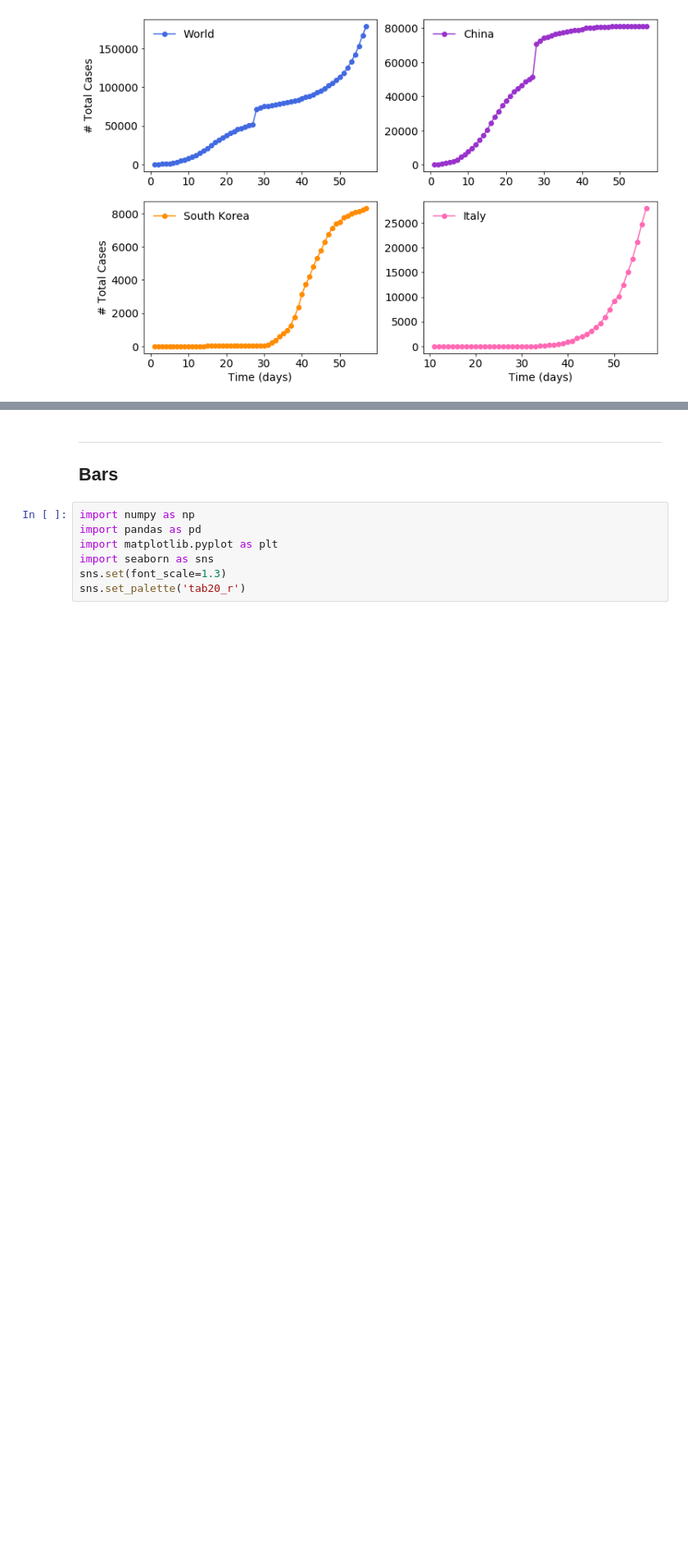
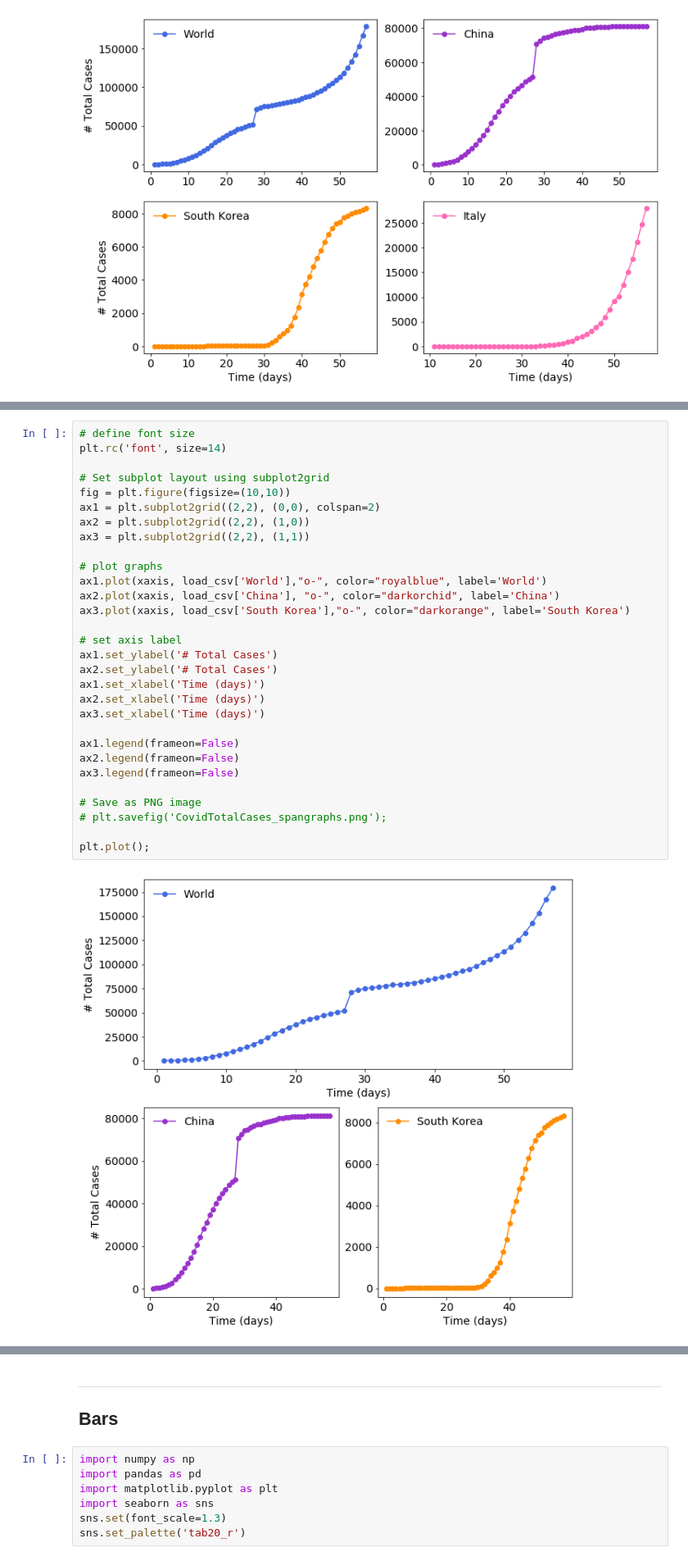
Before and after one commit to leaxsd/py4sci, a Jupyter notebook: docs/2-Plot.ipynb, the cells around one changed output, grey strips where cells are left out. Shown at 82% size. Saved outputs shown, nothing was run; the diff lists cells and outputs as text; blank space fills up the shorter version.

Commit message:
Added spanned graphs

```diff
--- a/docs/2-Plot.ipynb
+++ b/docs/2-Plot.ipynb
@@ -186,0 +195,32 @@ plt.plot();
+# %%
+# define font size
+plt.rc('font', size=14)
+
+# Set subplot layout using subplot2grid
+fig = plt.figure(figsize=(10,10))
+ax1 = plt.subplot2grid((2,2), (0,0), colspan=2)
+ax2 = plt.subplot2grid((2,2), (1,0))
+ax3 = plt.subplot2grid((2,2), (1,1))
+
+# plot graphs
+ax1.plot(xaxis, load_csv['World'],"o-", color="royalblue", label='World')
+ax2.plot(xaxis, load_csv['China'], "o-", color="darkorchid", label='China')
+ax3.plot(xaxis, load_csv['South Korea'],"o-", color="darkorange", label='South Korea')
+
+# set axis label
+ax1.set_ylabel('# Total Cases')
+ax2.set_ylabel('# Total Cases')
+ax1.set_xlabel('Time (days)')
+ax2.set_xlabel('Time (days)')
+ax3.set_xlabel('Time (days)')
+
+ax1.legend(frameon=False)
+ax2.legend(frameon=False)
+ax3.legend(frameon=False)
+
+# Save as PNG image
+# plt.savefig('CovidTotalCases_spangraphs.png');
+
+plt.plot();
+# %% [output]
+[figure, added]
```
Also changed, not shown: parts of 2 cells of this notebook.
